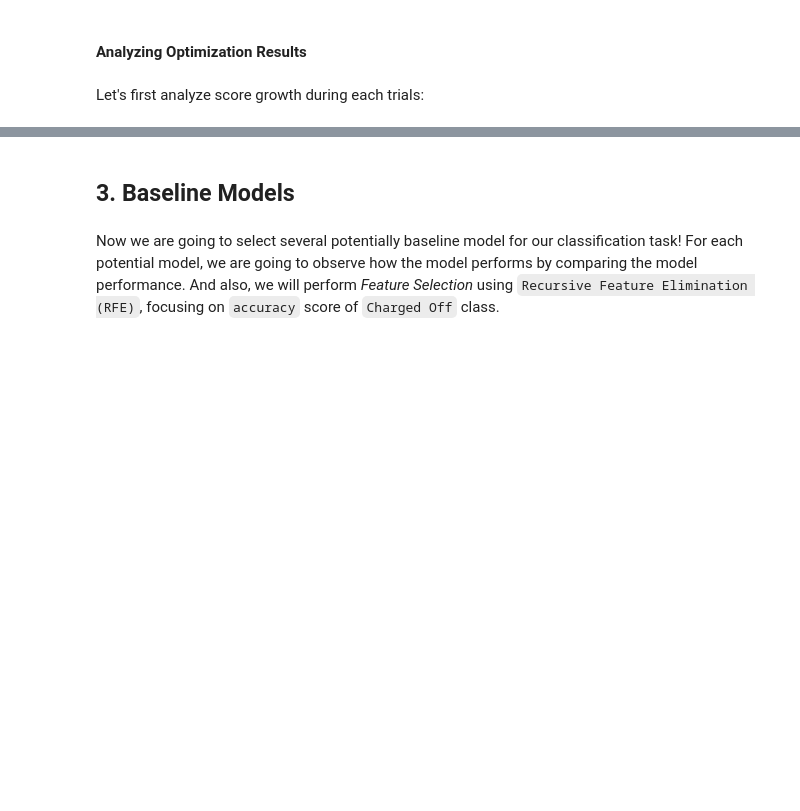
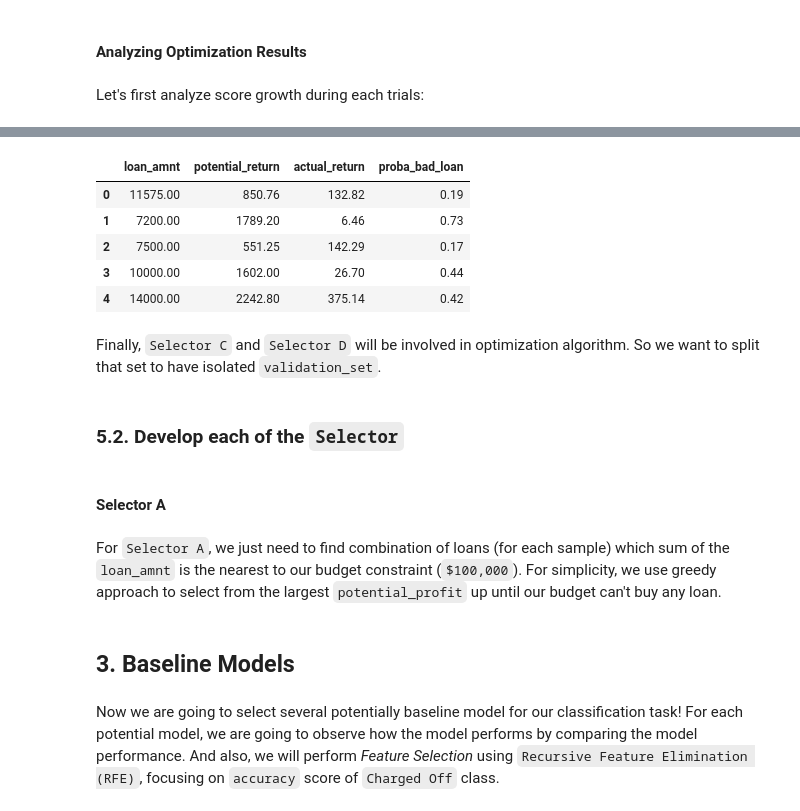
Before and after one commit to nbarizki/creditdefaultml, a Jupyter notebook: 3_Model_development.ipynb, the cells around one changed output, grey strips where cells are left out. Drawn from its saved outputs; the diff is of its cells as text; code cells hidden in the pictures; blank space fills up the shorter version.

```diff
--- a/3_Model_development.ipynb
+++ b/3_Model_development.ipynb
@@ -675,0 +868,12 @@ Text(0.5, 1.0, 'Hyperparameter Importances')
+# %%
+testing_dataset_pipeline = Pipeline([
+    ('preprocess', LoanDataPreprocess()),
+    ('extract_label_predictor', LoanDataLabelPredictor(exclude=['earliest_cr_line', 'pymnt_plan', 'policy_code', 'term'],
+                                                       include=['total_rec_prncp', 'funded_amnt_inv', 'total_pymnt_inv',
+                                                                'total_rec_int', 'total_rec_late_fee', 'recoveries',
+                                                                'collection_recovery_fee', 'out_prncp_inv', 'funded_amnt'])),
+    ('missing_handler', LoanDataMissingHandler()),
+    ])
+
+testing_df, testing_label = testing_dataset_pipeline.fit_transform(test_set)
+assert X_test.shape[0] == testing_df.shape[0]
@@ -675,0 +890,18 @@ Text(0.5, 1.0, 'Hyperparameter Importances')
+# %%
+testing_df = testing_df\
+    .assign(
+        proba_bad_loan=final_classifier.predict_proba(X_test_transfd)[:, 1],
+        potential_return=lambda x: x.loan_amnt * x.int_rate / 100,
+        actual_return=lambda x: x.total_pymnt_inv - x.loan_amnt)\
+    .loc[:, ['loan_amnt', 'potential_return', 'actual_return', 'proba_bad_loan']]
+
+testing_df.head()
+# %% [output]
+|  | loan_amnt | potential_return | actual_return | proba_bad_loan |
+| 0 | 11575.00 | 850.76 | 132.82 | 0.19 |
+| 1 | 7200.00 | 1789.20 | 6.46 | 0.73 |
+| 2 | 7500.00 | 551.25 | 142.29 | 0.17 |
+| 3 | 10000.00 | 1602.00 | 26.70 | 0.44 |
+| 4 | 14000.00 | 2242.80 | 375.14 | 0.42 |
+# %% [markdown]
+Finally, `Selector C` and `Selector D` will be involved in optimization algorithm. So we want to split that set to have isolated `validation_set`.
@@ -675,0 +912,6 @@ Text(0.5, 1.0, 'Hyperparameter Importances')
+# %% [markdown]
+### 5.2. Develop each of the `Selector`
+# %% [markdown]
+#### **Selector A**
+# %% [markdown]
+For `Selector A`, we just need to find combination of loans (for each sample) which sum of the `loan_amnt` is the nearest to our budget constraint (`$100,000`). For simplicity, we use greedy approach to select from the largest `potential_profit` up until our budget can't buy any loan.
```
Also changed, not shown: parts of 34 cells of this notebook, 7 other files.
